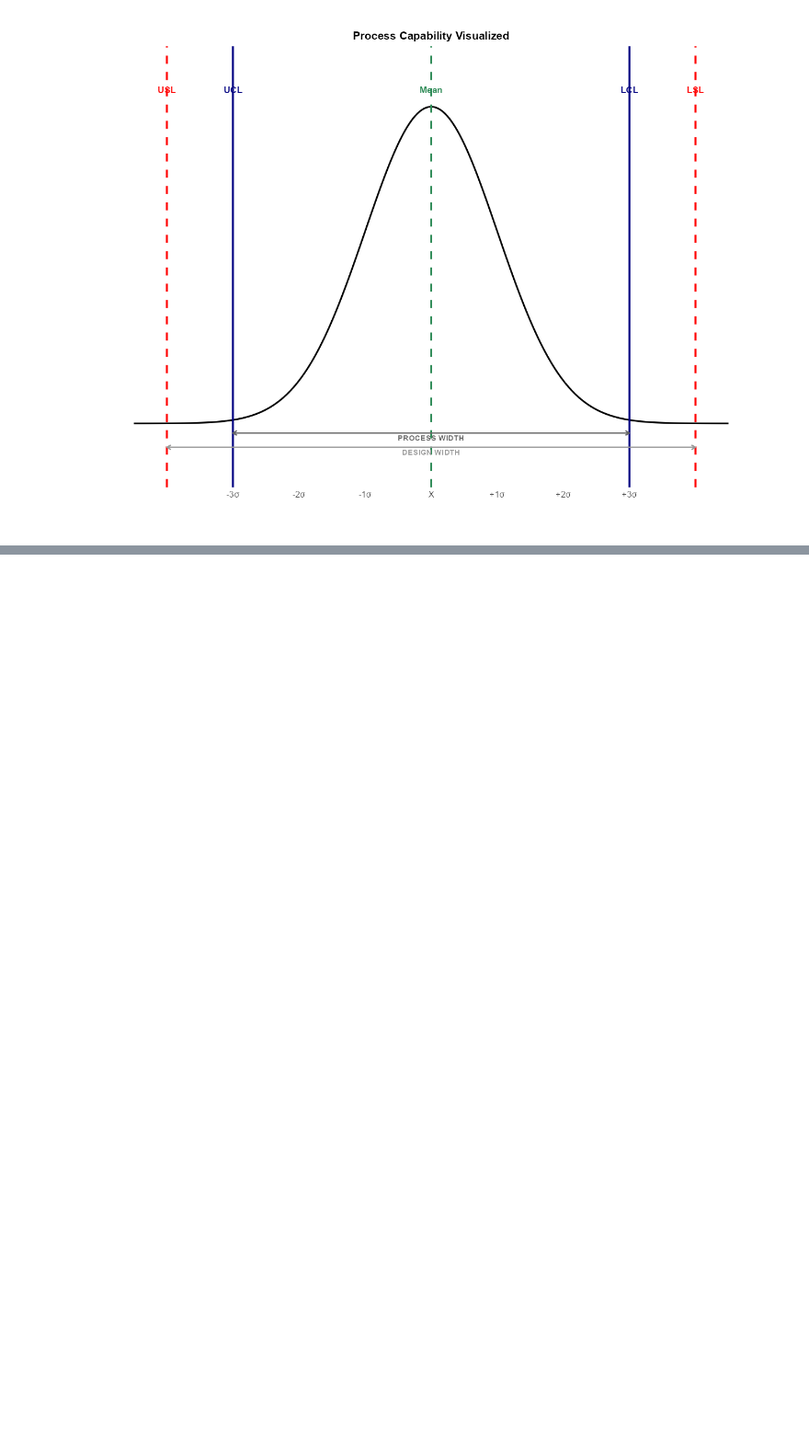
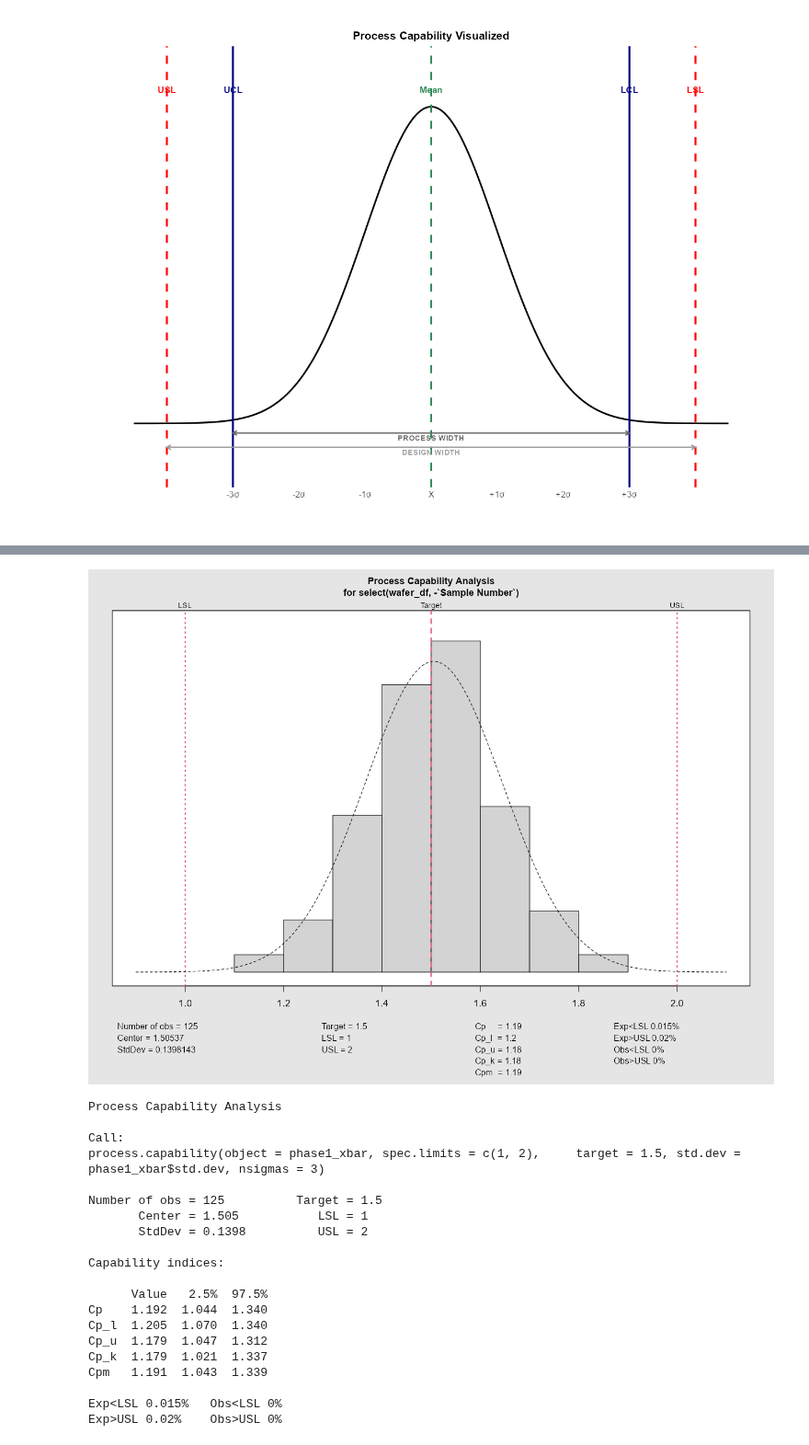
Before and after one commit to abrown9008/STAT-7110-Quality-Control, a Jupyter notebook: Slides/Week-2-Shewhart-Charts-for-Variables/Shewhart-Charts-for-Variables.ipynb, the cells around one changed output, grey strips where cells are left out. Shown at 92% size. Cells and saved outputs as stored; diff of their text form; code cells hidden in the pictures; blank space fills up the shorter version.

```diff
--- a/Slides/Week-2-Shewhart-Charts-for-Variables/Shewhart-Charts-for-Variables.ipynb
+++ b/Slides/Week-2-Shewhart-Charts-for-Variables/Shewhart-Charts-for-Variables.ipynb
@@ -359,0 +456,30 @@ ggplot(df, aes(x, y)) +
+# %%
+## Estimating Process Capability ##
+
+process.capability(phase1_xbar,
+                   spec.limits=c(1,2),
+                   target=1.50,
+                   std.dev=phase1_xbar$std.dev,
+                   nsigmas=3)
+# %% [output]
+[figure, added]
+Process Capability Analysis
+
+Call:
+process.capability(object = phase1_xbar, spec.limits = c(1, 2),     target = 1.5, std.dev = phase1_xbar$std.dev, nsigmas = 3)
+
+Number of obs = 125          Target = 1.5
+       Center = 1.505           LSL = 1
+       StdDev = 0.1398          USL = 2
+
+Capability indices:
+
+      Value   2.5%  97.5%
+Cp    1.192  1.044  1.340
+Cp_l  1.205  1.070  1.340
+Cp_u  1.179  1.047  1.312
+Cp_k  1.179  1.021  1.337
+Cpm   1.191  1.043  1.339
+
+Exp<LSL 0.015%   Obs<LSL 0%
+Exp>USL 0.02%    Obs>USL 0%
```
Also changed, not shown: parts of 7 cells of this notebook, 8 other files.
